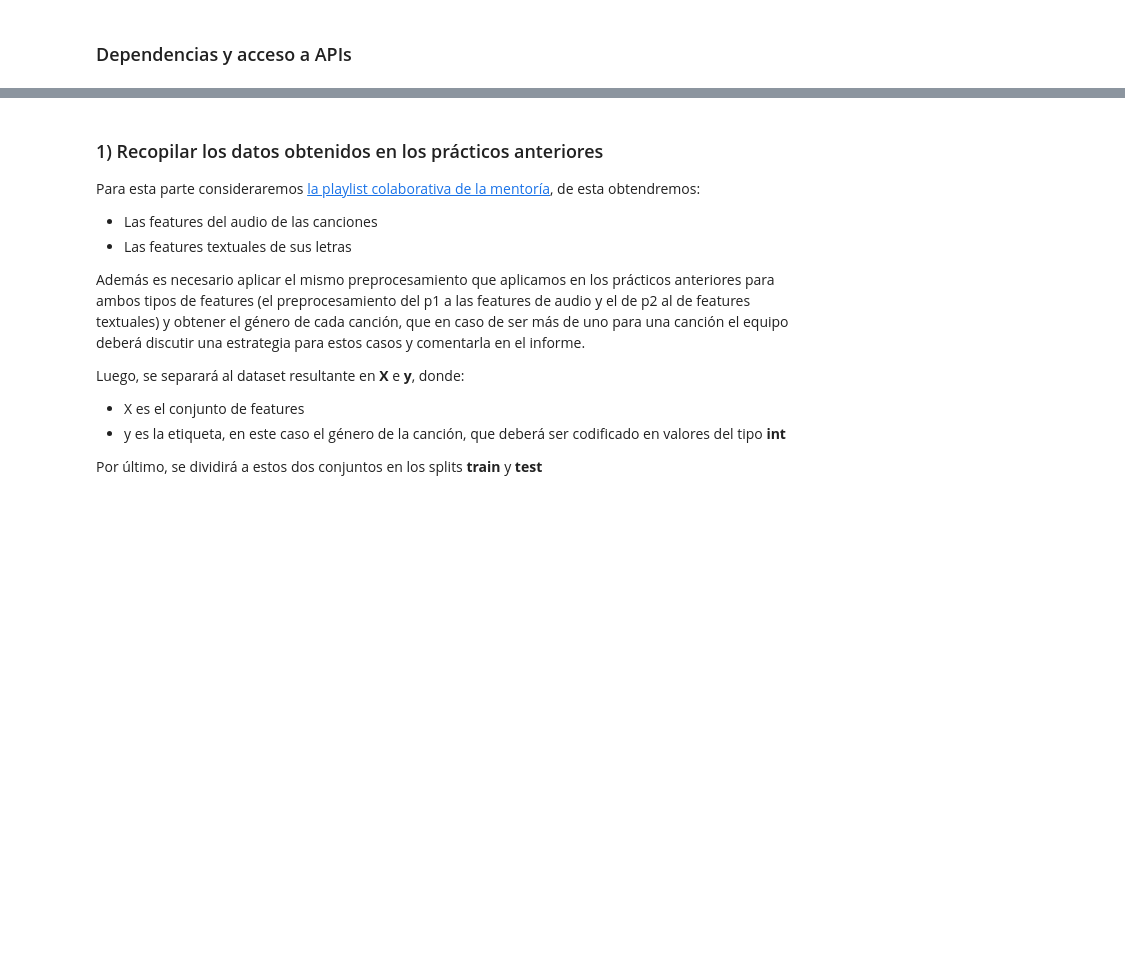
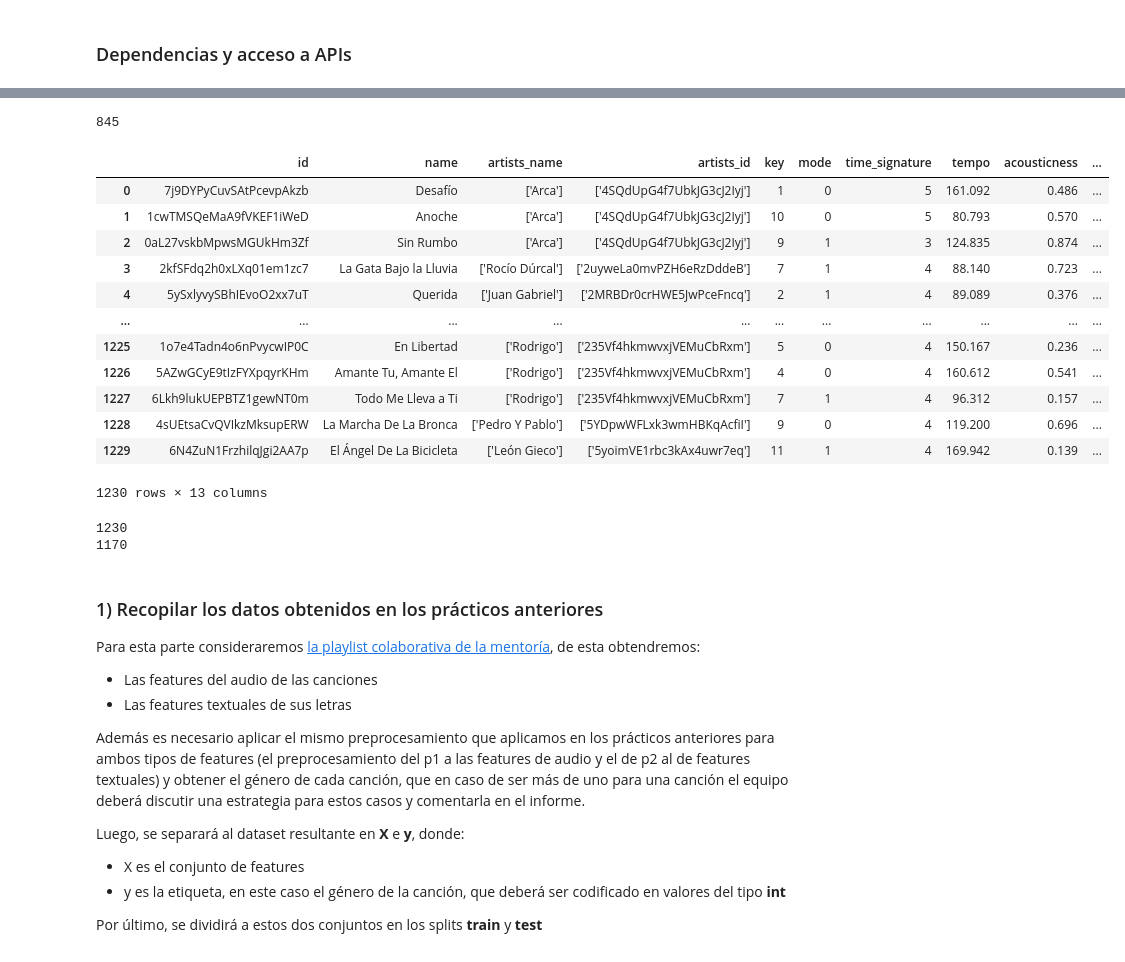
Before and after one commit to igutierrez-projects/IA-project-classify-tracks, a Jupyter notebook: TP_3_Mentoria_2020.ipynb, the cells around one changed output, grey strips where cells are left out. Saved outputs shown, nothing was run; the diff lists cells and outputs as text; code cells hidden in the pictures; blank space fills up the shorter version.

```diff
--- a/TP_3_Mentoria_2020.ipynb
+++ b/TP_3_Mentoria_2020.ipynb
@@ -240,0 +237,4 @@ Something else went wrong
+# %%
+df_append['lyric'].isnull().sum()
+# %% [output]
+845
@@ -240,0 +260,32 @@ Something else went wrong
+# %%
+playlist_file_path = csv_folder_path.format('spotify_playlist_tracks.csv')
+track_lyrics_file_path = csv_folder_path.format('Track_lyrics.csv')
+artists_genre_file_path = csv_folder_path.format('artists_genres.csv')
+playlist_df = pd.read_csv(playlist_file_path, sep='#')
+track_lyrics_df = pd.read_csv(track_lyrics_file_path, sep='#')
+artists_genre_df = pd.read_csv(artists_genre_file_path, sep='#')
+playlist_df
+# %% [output]
+|  | id | name | artists_name | artists_id | key | mode | time_signature | tempo | acousticness | ... |
+| 0 | 7j9DYPyCuvSAtPcevpAkzb | Desafío | ['Arca'] | ['4SQdUpG4f7UbkJG3cJ2Iyj'] | 1 | 0 | 5 | 161.092 | 0.486 | ... |
+| 1 | 1cwTMSQeMaA9fVKEF1iWeD | Anoche | ['Arca'] | ['4SQdUpG4f7UbkJG3cJ2Iyj'] | 10 | 0 | 5 | 80.793 | 0.570 | ... |
+| 2 | 0aL27vskbMpwsMGUkHm3Zf | Sin Rumbo | ['Arca'] | ['4SQdUpG4f7UbkJG3cJ2Iyj'] | 9 | 1 | 3 | 124.835 | 0.874 | ... |
+| 3 | 2kfSFdq2h0xLXq01em1zc7 | La Gata Bajo la Lluvia | ['Rocío Dúrcal'] | ['2uyweLa0mvPZH6eRzDddeB'] | 7 | 1 | 4 | 88.140 | 0.723 | ... |
+| 4 | 5ySxlyvySBhIEvoO2xx7uT | Querida | ['Juan Gabriel'] | ['2MRBDr0crHWE5JwPceFncq'] | 2 | 1 | 4 | 89.089 | 0.376 | ... |
+| ... | ... | ... | ... | ... | ... | ... | ... | ... | ... | ... |
+| 1225 | 1o7e4Tadn4o6nPvycwIP0C | En Libertad | ['Rodrigo'] | ['235Vf4hkmwvxjVEMuCbRxm'] | 5 | 0 | 4 | 150.167 | 0.236 | ... |
+| 1226 | 5AZwGCyE9tIzFYXpqyrKHm | Amante Tu, Amante El | ['Rodrigo'] | ['235Vf4hkmwvxjVEMuCbRxm'] | 4 | 0 | 4 | 160.612 | 0.541 | ... |
+| 1227 | 6Lkh9lukUEPBTZ1gewNT0m | Todo Me Lleva a Ti | ['Rodrigo'] | ['235Vf4hkmwvxjVEMuCbRxm'] | 7 | 1 | 4 | 96.312 | 0.157 | ... |
+| 1228 | 4sUEtsaCvQVIkzMksupERW | La Marcha De La Bronca | ['Pedro Y Pablo'] | ['5YDpwWFLxk3wmHBKqAcfiI'] | 9 | 0 | 4 | 119.200 | 0.696 | ... |
+| 1229 | 6N4ZuN1FrzhilqJgi2AA7p | El Ángel De La Bicicleta | ['León Gieco'] | ['5yoimVE1rbc3kAx4uwr7eq'] | 11 | 1 | 4 | 169.942 | 0.139 | ... |
+1230 rows × 13 columns
+# %%
+data_frame = playlist_df
+df_duplicated = data_frame[data_frame.duplicated()]
+len_no_duplicated = len(data_frame) - len(df_duplicated)
+print(len(data_frame))
+print(len_no_duplicated)
+#data_frame[data_frame.id == '1bQR9zy4vw1RuTOgOBitDB']
+# %% [output]
+1230
+1170
```
Also changed, not shown: parts of 9 cells of this notebook, 6 other files.
